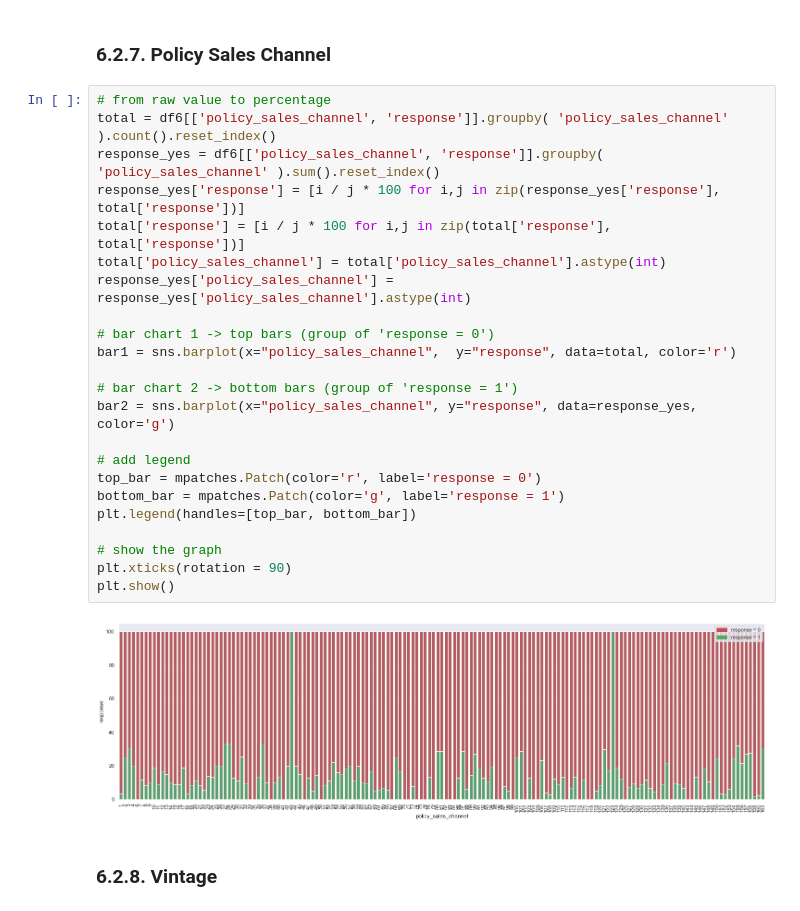
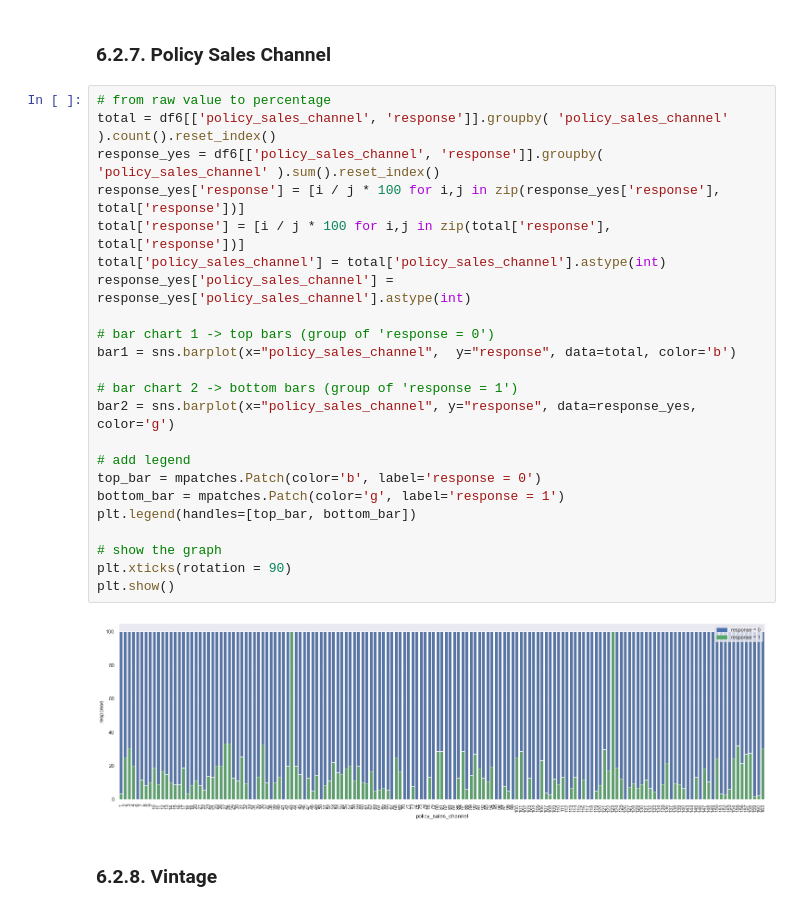
Before and after one commit to Lucas-Okamura/Health-Insurance-Cross-Sell, a Jupyter notebook: Health_Insurance_Cross_Sell.ipynb, the cells around one changed output. Drawn from its saved outputs; the diff is of its cells as text.

```diff
--- a/Health_Insurance_Cross_Sell.ipynb
+++ b/Health_Insurance_Cross_Sell.ipynb
@@ -588,28 +586,28 @@ df6[['vehicle_age', 'response']].value_counts(normalize = True).reset_index()
 # %%
 # from raw value to percentage
 total = df6[['policy_sales_channel', 'response']].groupby( 'policy_sales_channel' ).count().reset_index()
 response_yes = df6[['policy_sales_channel', 'response']].groupby( 'policy_sales_channel' ).sum().reset_index()
 response_yes['response'] = [i / j * 100 for i,j in zip(response_yes['response'], total['response'])]
 total['response'] = [i / j * 100 for i,j in zip(total['response'], total['response'])]
 total['policy_sales_channel'] = total['policy_sales_channel'].astype(int)
 response_yes['policy_sales_channel'] = response_yes['policy_sales_channel'].astype(int)
 
 # bar chart 1 -> top bars (group of 'response = 0')
-bar1 = sns.barplot(x="policy_sales_channel",  y="response", data=total, color='r')
+bar1 = sns.barplot(x="policy_sales_channel",  y="response", data=total, color='b')
 
 # bar chart 2 -> bottom bars (group of 'response = 1')
 bar2 = sns.barplot(x="policy_sales_channel", y="response", data=response_yes, color='g')
 
 # add legend
-top_bar = mpatches.Patch(color='r', label='response = 0')
+top_bar = mpatches.Patch(color='b', label='response = 0')
 bottom_bar = mpatches.Patch(color='g', label='response = 1')
 plt.legend(handles=[top_bar, bottom_bar])
 
 # show the graph
 plt.xticks(rotation = 90)
 plt.show()
 # %% [output]
-[figure, old version]
+[figure, new version]
 # %% [markdown]
 ### 6.2.8. Vintage<a id='vintage'></a>
 # %%
```
Also changed, not shown: parts of 41 cells of this notebook.
